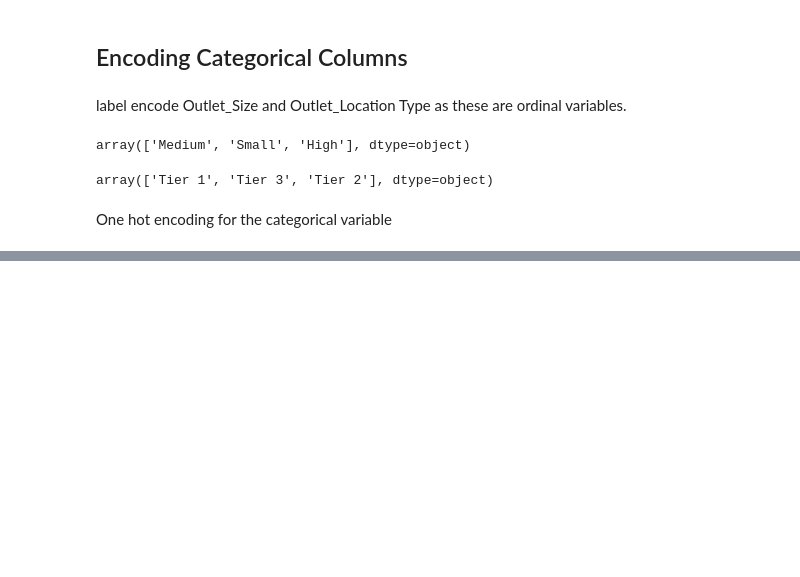
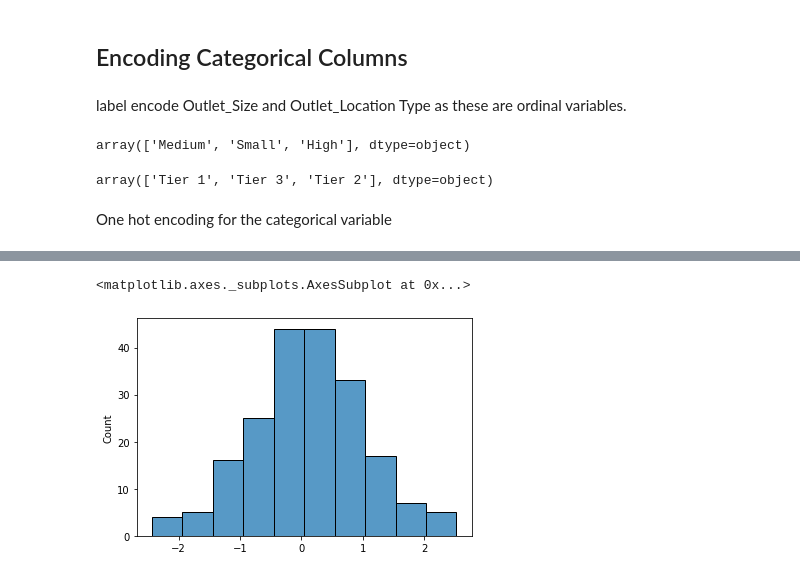
Before and after one commit to sathishrouthu/BigMart-Sales_Prediction, a Jupyter notebook: EDA-BigMart Sales.ipynb, the cells around one changed output, grey strips where cells are left out. Cells and saved outputs as stored; diff of their text form; code cells hidden in the pictures; blank space fills up the shorter version.

```diff
--- a/EDA-BigMart Sales.ipynb
+++ b/EDA-BigMart Sales.ipynb
@@ -529,0 +627,9 @@ memory usage: 2.5+ MB
+# %%
+from numpy.random import seed
+from numpy.random import normal
+
+#make this example reproducible
+seed(1)
+
+#generate sample of 200 values that follow a normal distribution
+data1 = normal(loc=0, scale=1, size=200)
@@ -529,0 +640,5 @@ memory usage: 2.5+ MB
+# %%
+sns.histplot(data1,bins=10)
+# %% [output]
+<matplotlib.axes._subplots.AxesSubplot at 0x...>
+[figure, added]
```
Also changed, not shown: parts of 48 cells of this notebook.
